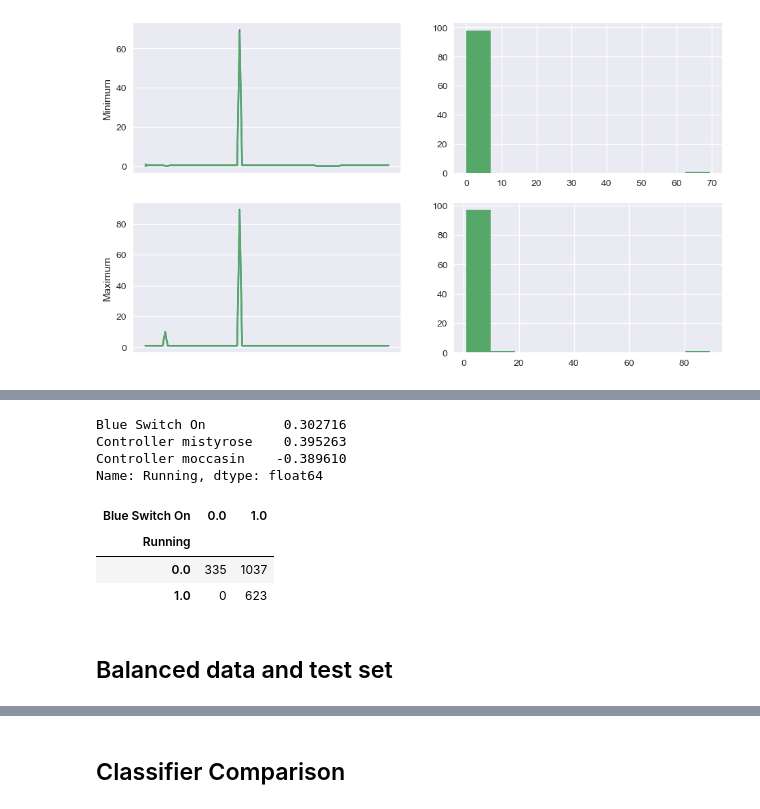
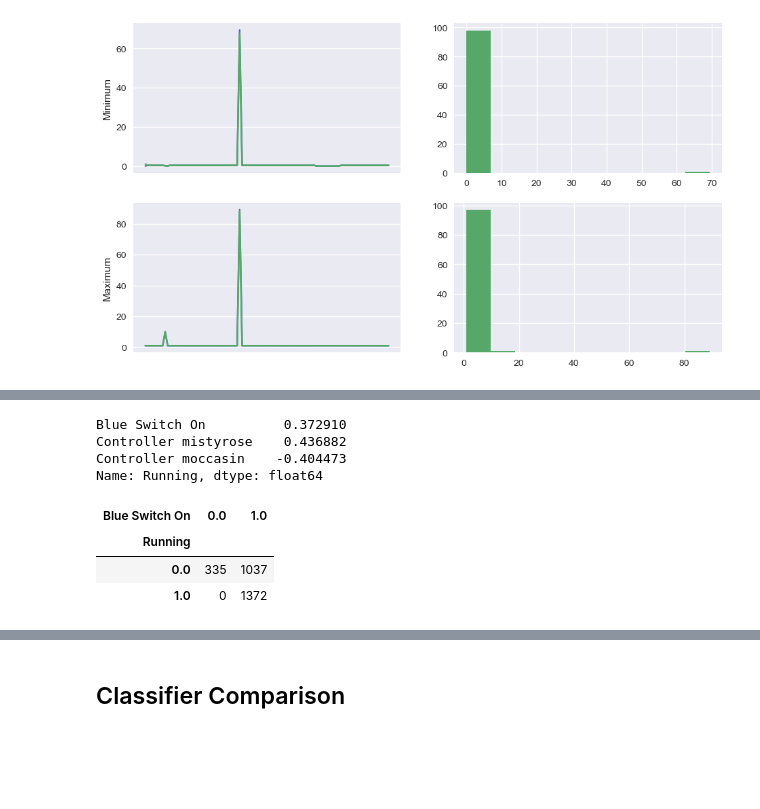
Before and after one commit to maxstollmayer/ML-Challenges, a Jupyter notebook: Challenge-1/Main Notebook.ipynb, the cells around one changed output, grey strips where cells are left out. Saved outputs shown, nothing was run; the diff lists cells and outputs as text; code cells hidden in the pictures; blank space fills up the shorter version.

```diff
--- a/Challenge-1/Main Notebook.ipynb
+++ b/Challenge-1/Main Notebook.ipynb
@@ -129,0 +132,6 @@ plt.show()
+# %%
+copyAmount = cleanData.shape[0] - 2 * cleanData[cleanData["Running"] == 1].shape[0]
+balancedData = cleanData.append(cleanData[cleanData["Running"] == 1].sample(copyAmount, replace=True))
+balancedData.reset_index(drop=True, inplace=True)
+balancedData["Running"].value_counts().plot(kind="pie", labels=["Not running", "Running"], label="", autopct="%0.1f%%")
+plt.show()
@@ -143,17 +170,15 @@ plt.show()
 # %%
-corrCols = cleanData.loc[:, cleanData.corr()["Running"].abs() > 0.2].columns[1:]
-cleanData.corr()["Running"][corrCols]
+corrCols = balancedData.loc[:, balancedData.corr()["Running"].abs() > 0.2].columns[1:]
+balancedData.corr()["Running"][corrCols]
 # %% [output]
-Blue Switch On          0.302716
-Controller mistyrose    0.395263
-Controller moccasin    -0.389610
+Blue Switch On          0.372910
+Controller mistyrose    0.436882
+Controller moccasin    -0.404473
 Name: Running, dtype: float64
 # %%
-pd.crosstab(cleanData["Running"], cleanData["Blue Switch On"])
+pd.crosstab(balancedData["Running"], balancedData["Blue Switch On"])
 # %% [output]
 | Blue Switch On | 0.0 | 1.0 |
 | Running |  |  |
 | 0.0 | 335 | 1037 |
-| 1.0 | 0 | 623 |
+| 1.0 | 0 | 1372 |
-# %% [markdown]
-## Balanced data and test set
```
Also changed, not shown: parts of 19 cells of this notebook, 5 other files.
